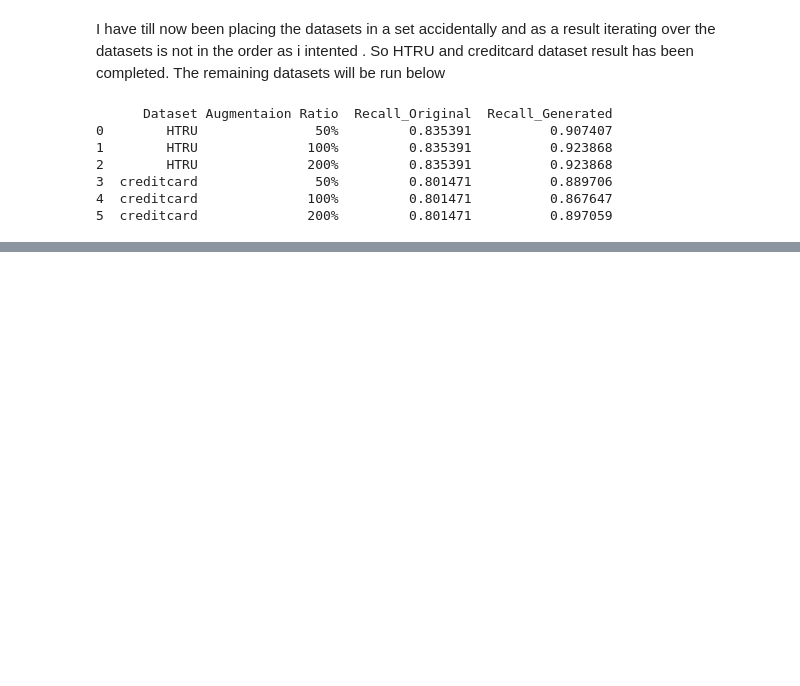
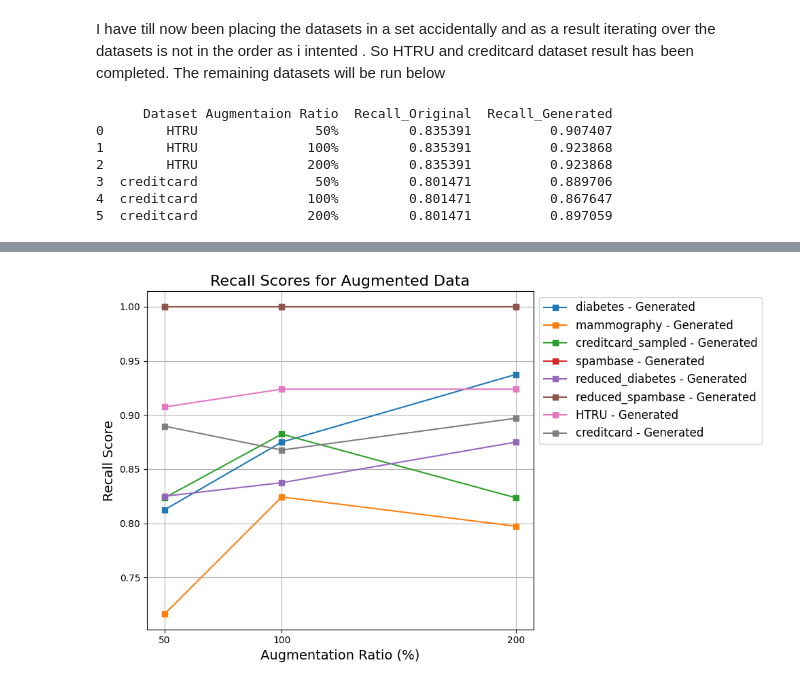
Before and after one commit to Doomsdayclock8/Data_Augmentation, a Jupyter notebook: Notebooks/L4_T2 Thesis Results/Tawfique/Auto_Diff_Forest_Sample_Size_variation AIO.ipynb, the cells around one changed output, grey strips where cells are left out. Drawn from its saved outputs; the diff is of its cells as text; code cells hidden in the pictures; blank space fills up the shorter version.

```diff
--- a/Notebooks/L4_T2 Thesis Results/Tawfique/Auto_Diff_Forest_Sample_Size_variation AIO.ipynb
+++ b/Notebooks/L4_T2 Thesis Results/Tawfique/Auto_Diff_Forest_Sample_Size_variation AIO.ipynb
@@ -436,0 +492,43 @@ for dataset in strings_set:
+# %%
+import pandas as pd
+import matplotlib.pyplot as plt
+
+# Load the CSV file
+file_path = 'Auto_Diff_Forest_Different Augmentation Ratio(50,100,200) at 2000 epochs.csv'
+data = pd.read_csv(file_path)
+
+# Preprocess the data: Convert 'Augmentaion Ratio' to numeric for sorting
+data['Augmentaion Ratio'] = data['Augmentaion Ratio'].str.rstrip('%').astype(float)
+
+# Group data by dataset for plotting
+datasets = data['Dataset'].unique()
+
+# Plot recall scores for generated data only
+plt.figure(figsize=(10, 6))
+
+for dataset in datasets:
+    subset = data[data['Dataset'] == dataset]
+    plt.plot(
+        subset['Augmentaion Ratio'], subset['Recall_Generated'],
+        marker='s', label=f'{dataset} - Generated'
+    )
+
+# Add labels, title, and legend
+plt.title('Recall Scores for Augmented Data', fontsize=16)
+plt.xlabel('Augmentation Ratio (%)', fontsize=14)
+plt.ylabel('Recall Score', fontsize=14)
+plt.legend(fontsize=12)
+plt.grid(True)
+plt.xticks(data['Augmentaion Ratio'].unique())
+plt.tight_layout()
+
+# Position the legend outside the plot
+plt.legend(fontsize=12, loc='upper left', bbox_to_anchor=(1, 1))
+plt.tight_layout()
+
+# Save the plot in high resolution
+output_path = 'Recall Score vs Augmentation Ratio(50,100,200)_(AutoDiffandForest)_2.png'
+plt.savefig(output_path, dpi=300)
+plt.show()
+# %% [output]
+[figure, added]
```
Also changed, not shown: parts of 2 cells of this notebook, 5 other files.
